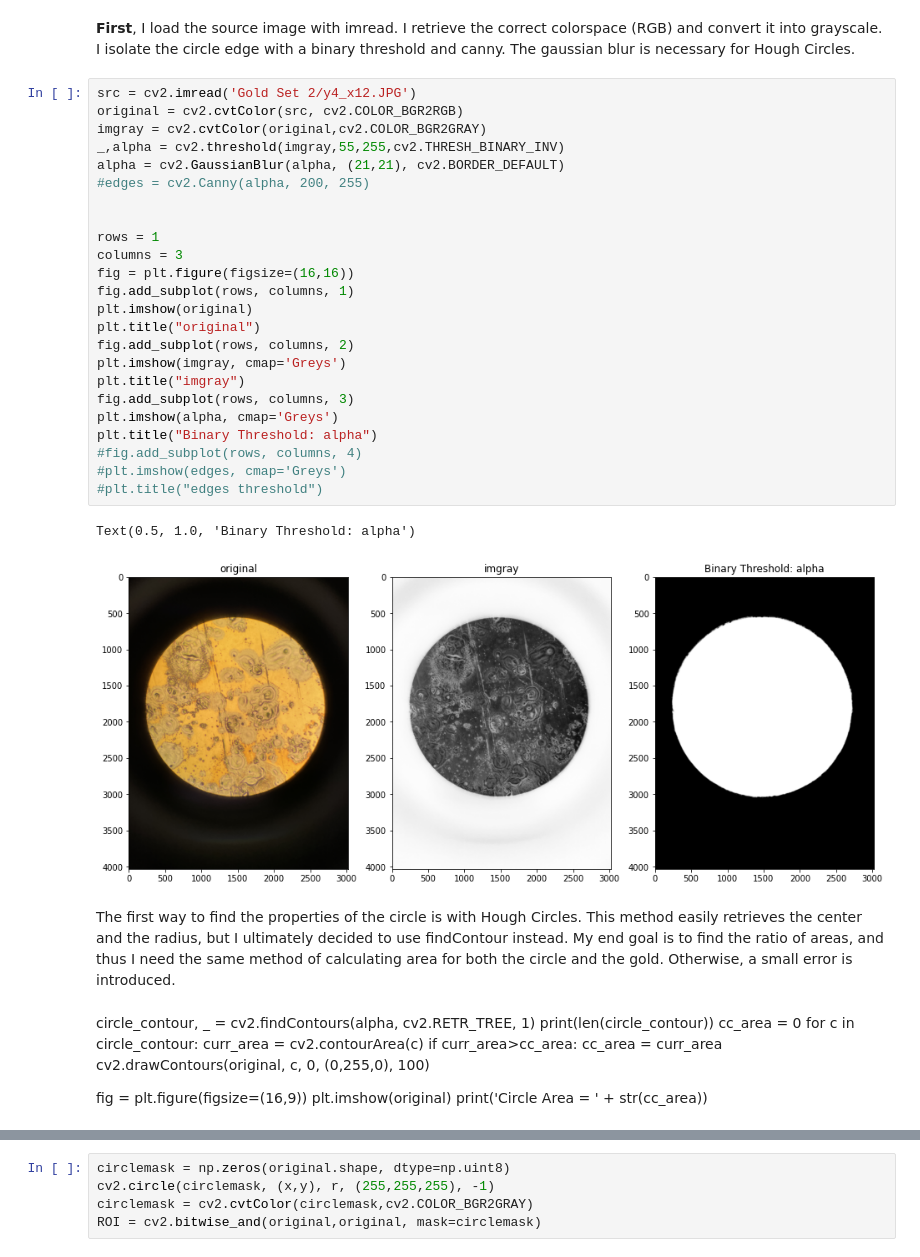
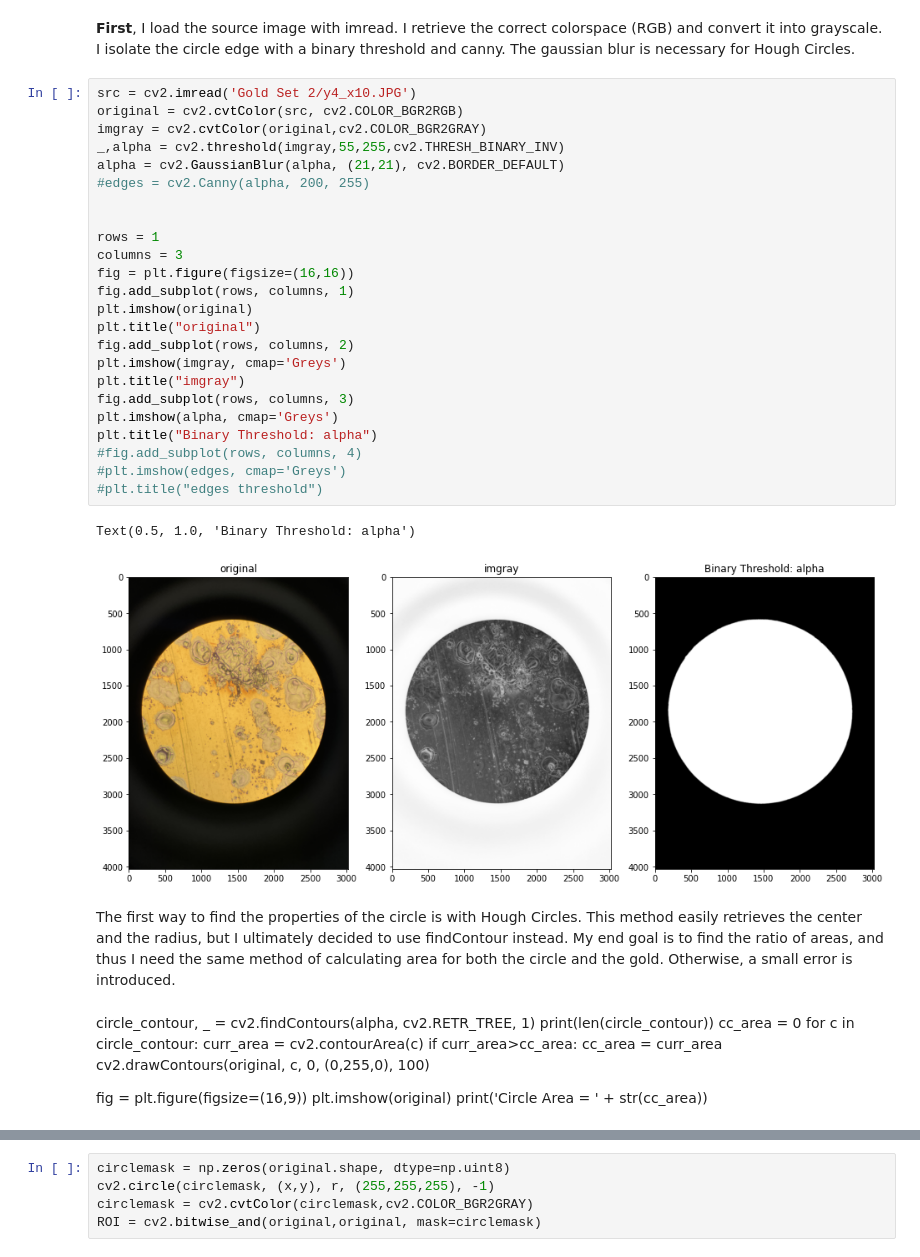
Before and after one commit to mbmassey/electrodeImageAnalysis, a Jupyter notebook: ElectrodeDemo.ipynb, the cells around one changed output, grey strips where cells are left out. Saved outputs shown, nothing was run; the diff lists cells and outputs as text.

```diff
--- a/ElectrodeDemo.ipynb
+++ b/ElectrodeDemo.ipynb
@@ -8,47 +8,47 @@ import matplotlib.pyplot as plt
 # %% [markdown]
 **First**, I load the source image with imread. I retrieve the correct colorspace (RGB) and convert it into grayscale. I isolate the circle edge with a binary threshold and canny. The gaussian blur is necessary for Hough Circles.
 # %%
-src = cv2.imread('Gold Set 2/y4_x12.JPG')
+src = cv2.imread('Gold Set 2/y4_x10.JPG')
 original = cv2.cvtColor(src, cv2.COLOR_BGR2RGB)
 imgray = cv2.cvtColor(original,cv2.COLOR_BGR2GRAY)
 _,alpha = cv2.threshold(imgray,55,255,cv2.THRESH_BINARY_INV)
 alpha = cv2.GaussianBlur(alpha, (21,21), cv2.BORDER_DEFAULT)
 #edges = cv2.Canny(alpha, 200, 255)
 
 
 rows = 1
 columns = 3
 fig = plt.figure(figsize=(16,16))
 fig.add_subplot(rows, columns, 1)
 plt.imshow(original)
 plt.title("original")
 fig.add_subplot(rows, columns, 2)
 plt.imshow(imgray, cmap='Greys')
 plt.title("imgray")
 fig.add_subplot(rows, columns, 3)
 plt.imshow(alpha, cmap='Greys')
 plt.title("Binary Threshold: alpha")
 #fig.add_subplot(rows, columns, 4)
 #plt.imshow(edges, cmap='Greys')
 #plt.title("edges threshold")
 # %% [output]
 Text(0.5, 1.0, 'Binary Threshold: alpha')
-[figure, old version]
+[figure, new version]
 # %% [markdown]
 The first way to find the properties of the circle is with Hough Circles. This method easily retrieves the center and the radius, but I ultimately decided to use findContour instead. My end goal is to find the ratio of areas, and thus I need the same method of calculating area for both the circle and the gold. Otherwise, a small error is introduced.
-# %% [markdown]
-circle_contour, _ = cv2.findContours(alpha, cv2.RETR_TREE, 1)
-print(len(circle_contour))
-cc_area = 0
-for c in circle_contour:
-    curr_area = cv2.contourArea(c)
-    if curr_area>cc_area:
-        cc_area = curr_area
-    cv2.drawContours(original, c, 0, (0,255,0), 100)
-
-fig = plt.figure(figsize=(16,9))
-plt.imshow(original)
-print('Circle Area = ' + str(cc_area))
+# %% [markdown]
+circle_contour, _ = cv2.findContours(alpha, cv2.RETR_TREE, 1)
+print(len(circle_contour))
+cc_area = 0
+for c in circle_contour:
+    curr_area = cv2.contourArea(c)
+    if curr_area>cc_area:
+        cc_area = curr_area
+    cv2.drawContours(original, c, 0, (0,255,0), 100)
+
+fig = plt.figure(figsize=(16,9))
+plt.imshow(original)
+print('Circle Area = ' + str(cc_area))
 # %%
 hough_circle = cv2.HoughCircles(alpha, cv2.HOUGH_GRADIENT, 1.5, 100, param1=50,param2=30,minRadius=0,maxRadius=0)
 print('I have found ' + str(len(hough_circle)) + ' circle(s).')
```
Also changed, not shown: parts of 4 cells of this notebook.
